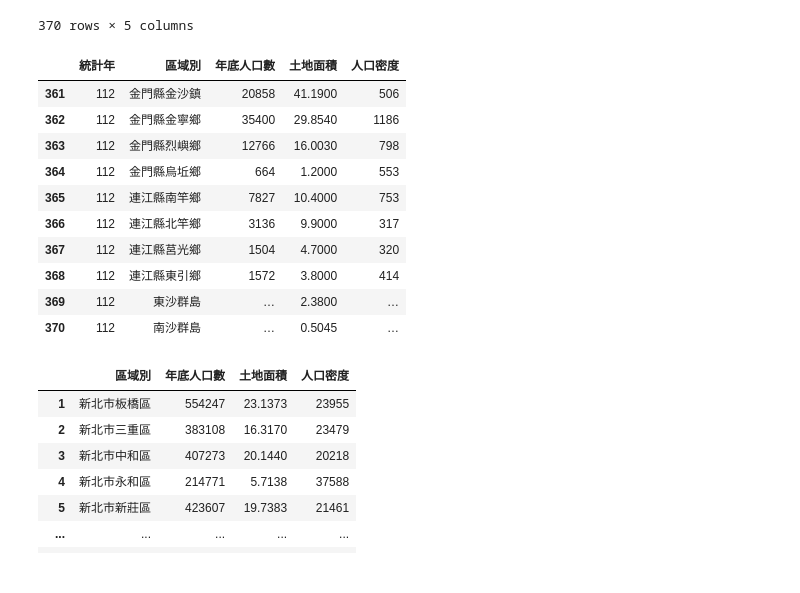
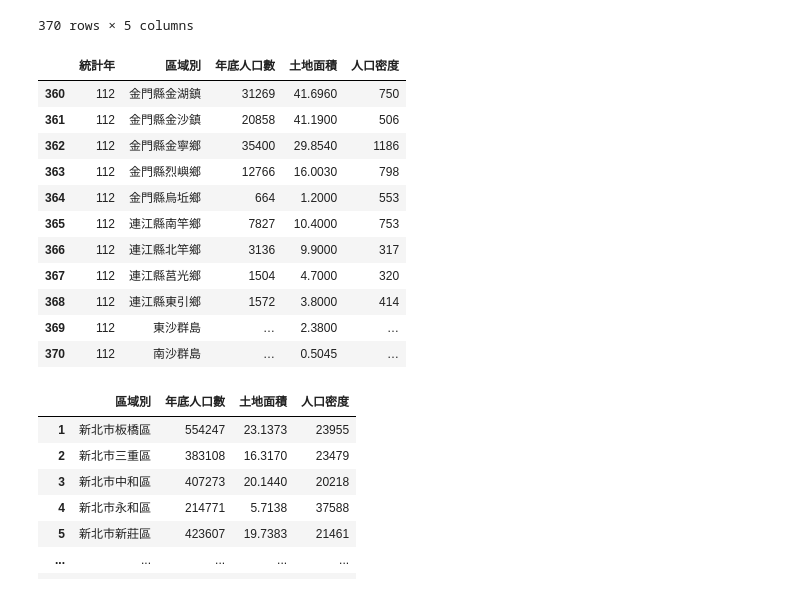
Before and after one commit to sanchangj/20240505_01, a Jupyter notebook: lesson16/lesson16_3.ipynb, the cells around one changed output. Cells and saved outputs as stored; diff of their text form; code cells hidden in the pictures.

```diff
--- a/lesson16/lesson16_3.ipynb
+++ b/lesson16/lesson16_3.ipynb
@@ -84,9 +84,10 @@ df4
 | 370 | 112 | 南沙群島 | … | 0.5045 | … |
 370 rows × 5 columns
 # %%
-df4.iloc[-10:]
+df4.iloc[-11:]
 # %% [output]
 |  | 統計年 | 區域別 | 年底人口數 | 土地面積 | 人口密度 |
+| 360 | 112 | 金門縣金湖鎮 | 31269 | 41.6960 | 750 |
 | 361 | 112 | 金門縣金沙鎮 | 20858 | 41.1900 | 506 |
 | 362 | 112 | 金門縣金寧鄉 | 35400 | 29.8540 | 1186 |
 | 363 | 112 | 金門縣烈嶼鄉 | 12766 | 16.0030 | 798 |
```
Also changed, not shown: parts of 9 cells of this notebook.
